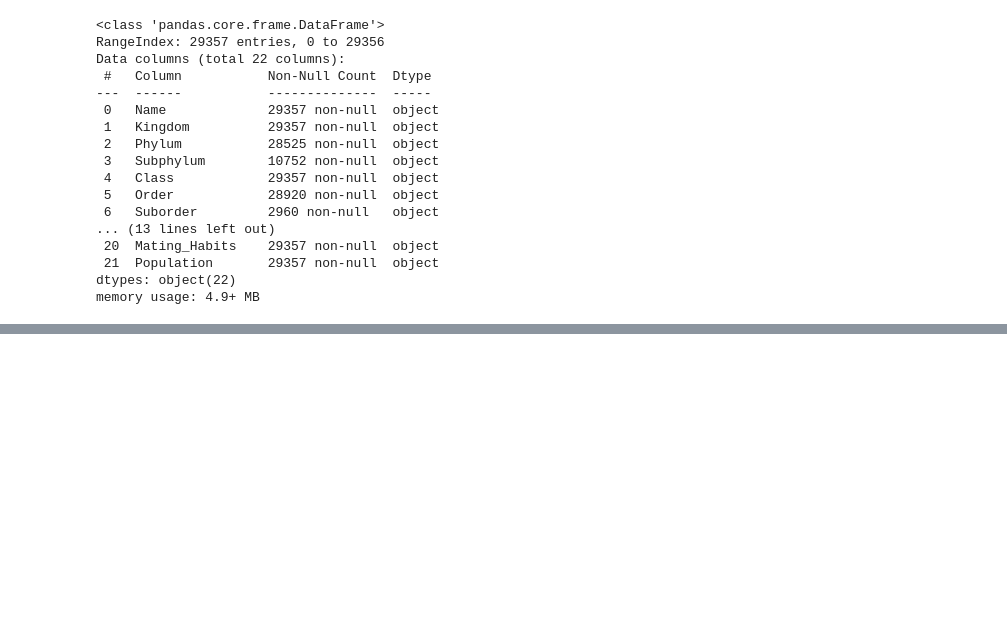
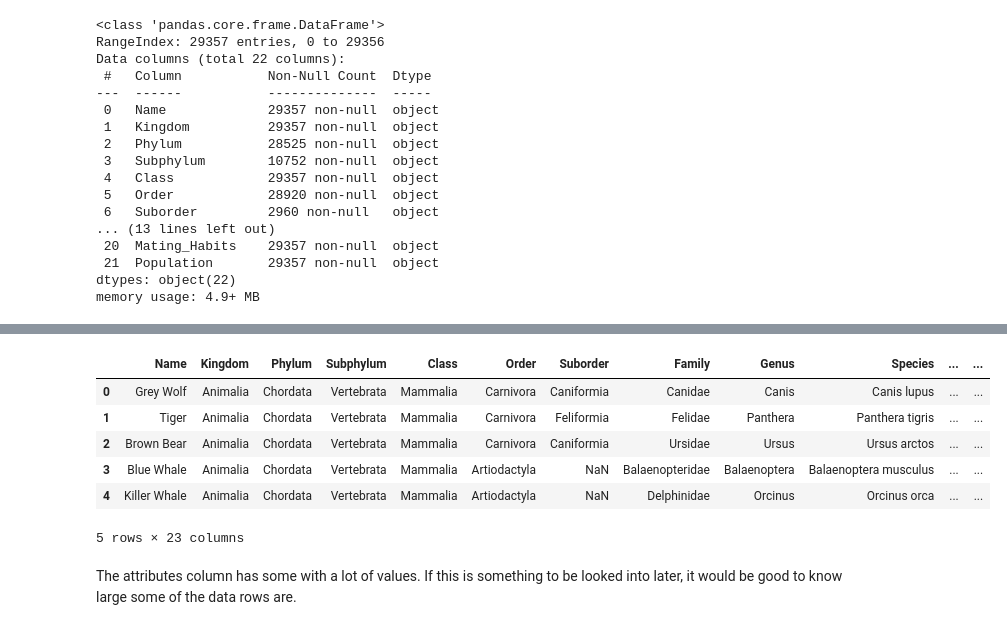
Before and after one commit to dmm4613/animal-kingdom, a Jupyter notebook: notebook.ipynb, the cells around one changed output, grey strips where cells are left out. Drawn from its saved outputs; the diff is of its cells as text; code cells hidden in the pictures; blank space fills up the shorter version.

```diff
--- a/notebook.ipynb
+++ b/notebook.ipynb
@@ -30,0 +216,12 @@ memory usage: 4.9+ MB
+# %%
+animals_cleaned.head()
+# %% [output]
+|  | Name | Kingdom | Phylum | Subphylum | Class | Order | Suborder | Family | Genus | Species | ... | ... |
+| 0 | Grey Wolf | Animalia | Chordata | Vertebrata | Mammalia | Carnivora | Caniformia | Canidae | Canis | Canis lupus | ... | ... |
+| 1 | Tiger | Animalia | Chordata | Vertebrata | Mammalia | Carnivora | Feliformia | Felidae | Panthera | Panthera tigris | ... | ... |
+| 2 | Brown Bear | Animalia | Chordata | Vertebrata | Mammalia | Carnivora | Caniformia | Ursidae | Ursus | Ursus arctos | ... | ... |
+| 3 | Blue Whale | Animalia | Chordata | Vertebrata | Mammalia | Artiodactyla | NaN | Balaenopteridae | Balaenoptera | Balaenoptera musculus | ... | ... |
+| 4 | Killer Whale | Animalia | Chordata | Vertebrata | Mammalia | Artiodactyla | NaN | Delphinidae | Orcinus | Orcinus orca | ... | ... |
+5 rows × 23 columns
+# %% [markdown]
+The attributes column has some with a lot of values. If this is something to be looked into later, it would be good to know large some of the data rows are.
```
Also changed, not shown: parts of 23 cells of this notebook, 1 other file.
